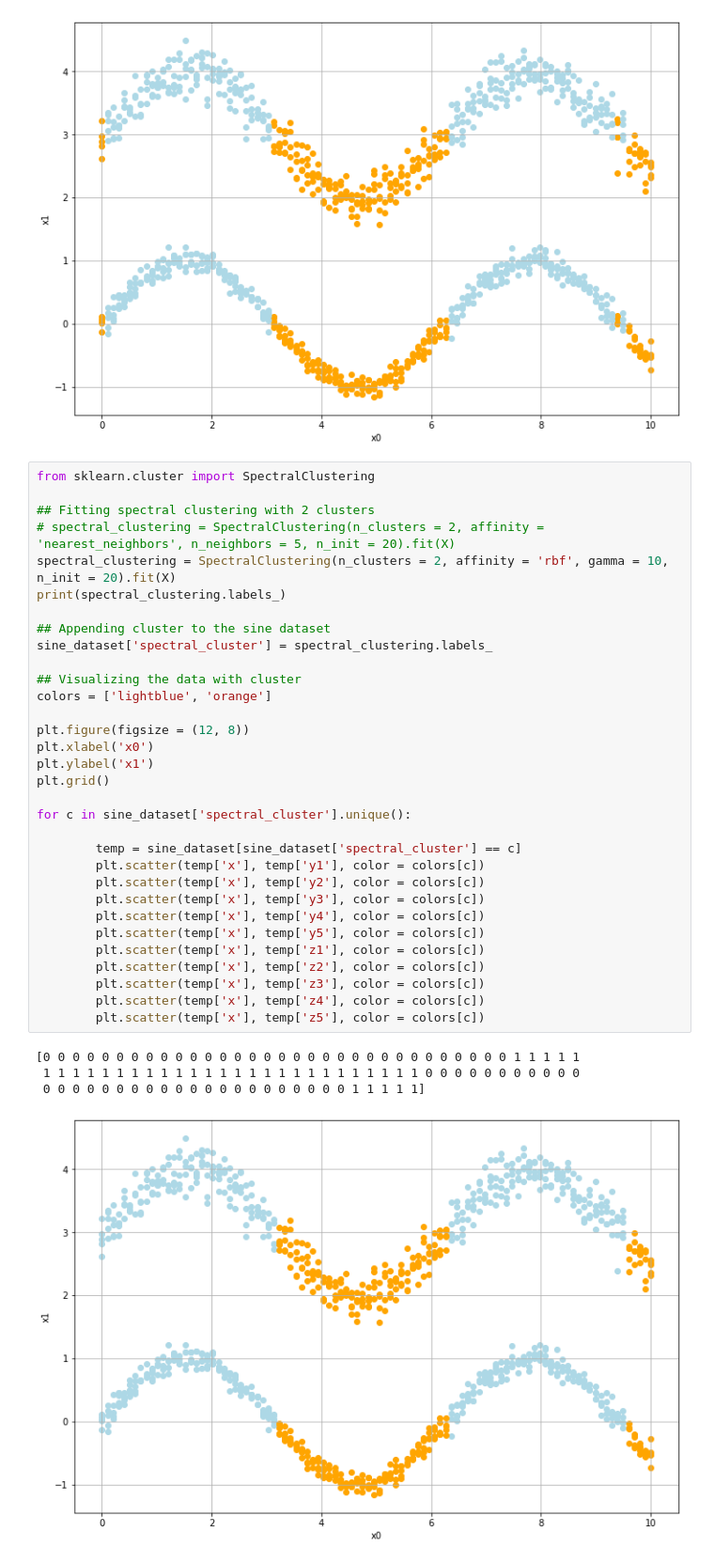
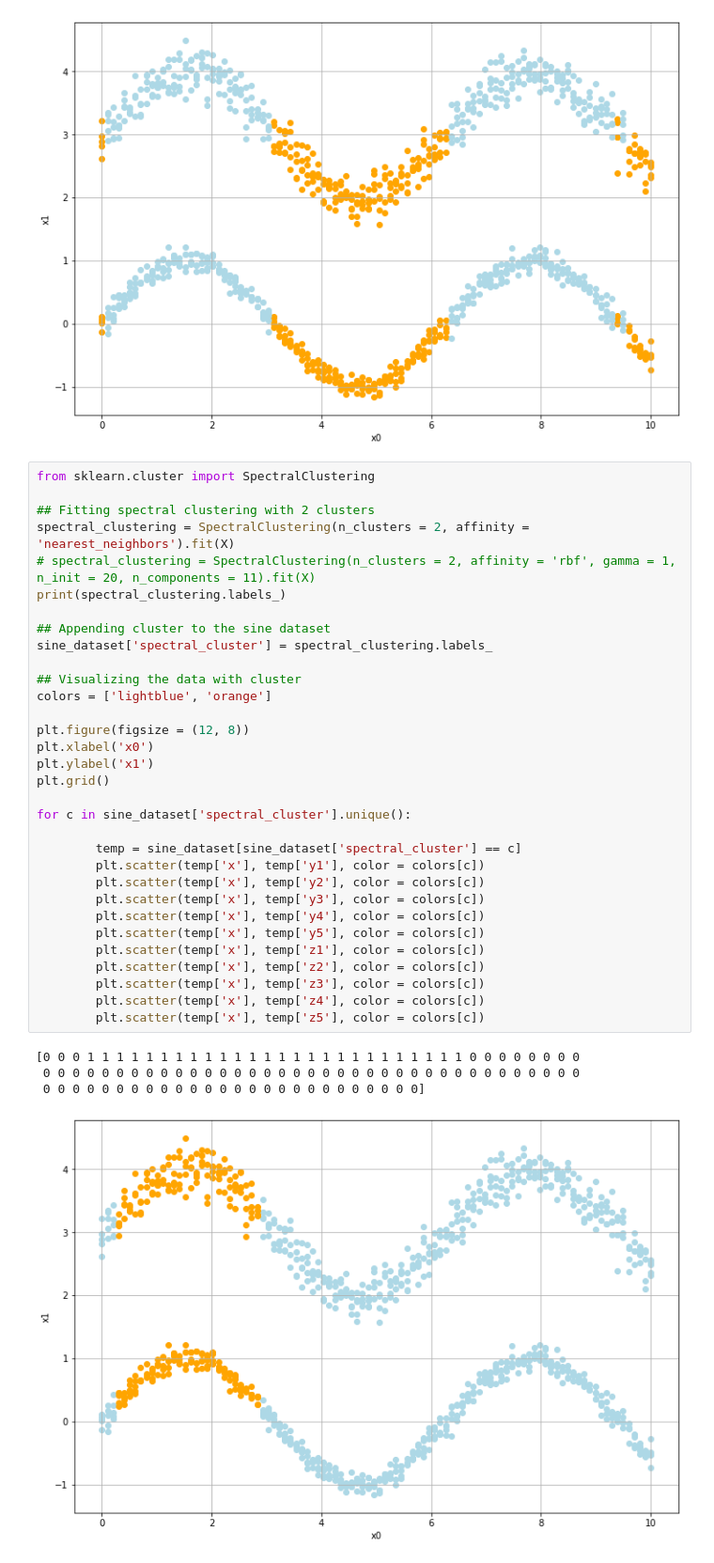
Before and after one commit to oscarm524/DATA-445, a Jupyter notebook: Chapter7/Chapter7.ipynb, the cells around one changed output. Shown at 94% size. Cells and saved outputs as stored; diff of their text form.

Commit message:
Fixed spectral clustering

```diff
--- a/Chapter7/Chapter7.ipynb
+++ b/Chapter7/Chapter7.ipynb
@@ -335,36 +335,36 @@ plt.savefig('chapter7_plot5.pdf')
 from sklearn.cluster import SpectralClustering
 
 ## Fitting spectral clustering with 2 clusters
-# spectral_clustering = SpectralClustering(n_clusters = 2, affinity = 'nearest_neighbors', n_neighbors = 5, n_init = 20).fit(X)
-spectral_clustering = SpectralClustering(n_clusters = 2, affinity = 'rbf', gamma = 10, n_init = 20).fit(X)
+spectral_clustering = SpectralClustering(n_clusters = 2, affinity = 'nearest_neighbors').fit(X)
+# spectral_clustering = SpectralClustering(n_clusters = 2, affinity = 'rbf', gamma = 1, n_init = 20, n_components = 11).fit(X)
 print(spectral_clustering.labels_)
 
 ## Appending cluster to the sine dataset
 sine_dataset['spectral_cluster'] = spectral_clustering.labels_
 
 ## Visualizing the data with cluster
 colors = ['lightblue', 'orange']
 
 plt.figure(figsize = (12, 8))
 plt.xlabel('x0')
 plt.ylabel('x1')
 plt.grid()
 
 for c in sine_dataset['spectral_cluster'].unique():
 
         temp = sine_dataset[sine_dataset['spectral_cluster'] == c]
         plt.scatter(temp['x'], temp['y1'], color = colors[c])
         plt.scatter(temp['x'], temp['y2'], color = colors[c])
         plt.scatter(temp['x'], temp['y3'], color = colors[c])
         plt.scatter(temp['x'], temp['y4'], color = colors[c])
         plt.scatter(temp['x'], temp['y5'], color = colors[c])
         plt.scatter(temp['x'], temp['z1'], color = colors[c])
         plt.scatter(temp['x'], temp['z2'], color = colors[c])
         plt.scatter(temp['x'], temp['z3'], color = colors[c])
         plt.scatter(temp['x'], temp['z4'], color = colors[c])
         plt.scatter(temp['x'], temp['z5'], color = colors[c])
 # %% [output]
-[0 0 0 0 0 0 0 0 0 0 0 0 0 0 0 0 0 0 0 0 0 0 0 0 0 0 0 0 0 0 0 0 1 1 1 1 1
- 1 1 1 1 1 1 1 1 1 1 1 1 1 1 1 1 1 1 1 1 1 1 1 1 1 1 0 0 0 0 0 0 0 0 0 0 0
- 0 0 0 0 0 0 0 0 0 0 0 0 0 0 0 0 0 0 0 0 0 1 1 1 1 1]
+[0 0 0 1 1 1 1 1 1 1 1 1 1 1 1 1 1 1 1 1 1 1 1 1 1 1 1 1 1 0 0 0 0 0 0 0 0
+ 0 0 0 0 0 0 0 0 0 0 0 0 0 0 0 0 0 0 0 0 0 0 0 0 0 0 0 0 0 0 0 0 0 0 0 0 0
+ 0 0 0 0 0 0 0 0 0 0 0 0 0 0 0 0 0 0 0 0 0 0 0 0 0 0]
-[figure, old version]
+[figure, new version]
```
Also changed, not shown: parts of 2 cells of this notebook.
